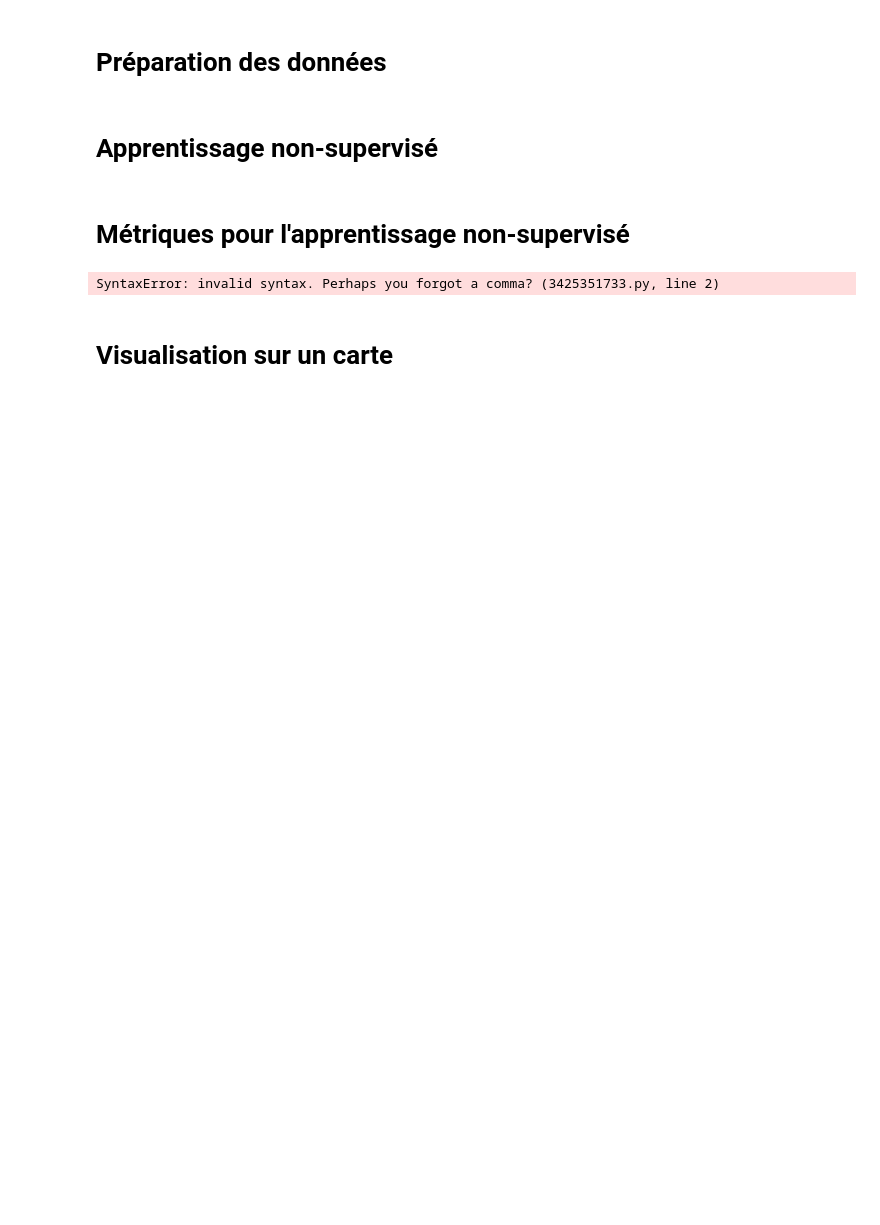
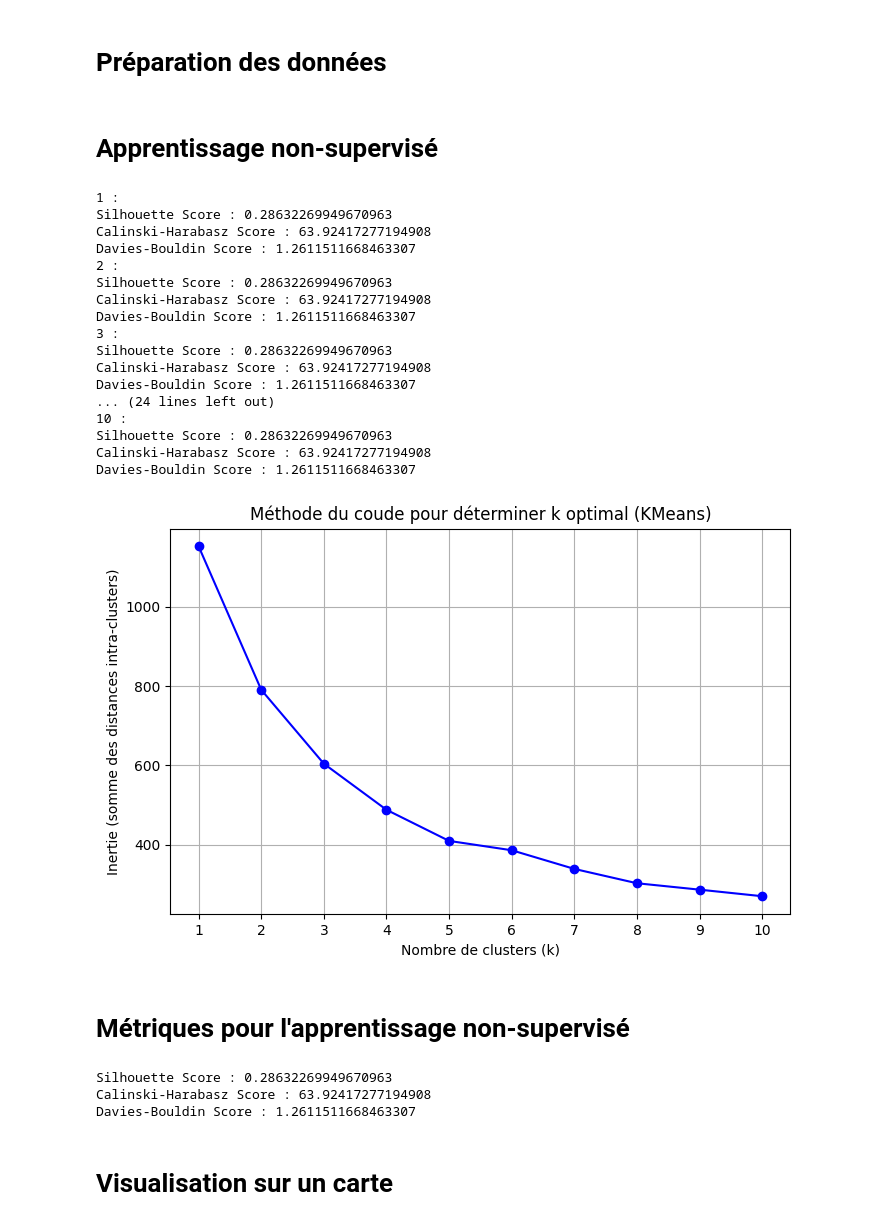
Before and after one commit to LERIOM/Projet_A3IA, a Jupyter notebook: Besoin_Client_1/visualisation.ipynb, the cells around one changed output. Drawn from its saved outputs; the diff is of its cells as text; code cells hidden in the pictures; blank space fills up the shorter version.

Commit message:
version finale visualisation

```diff
--- a/Besoin_Client_1/visualisation.ipynb
+++ b/Besoin_Client_1/visualisation.ipynb
@@ -13,28 +34,76 @@ variables_used = data_base[['sog','cog','lat','lon']]
 # %% [markdown]
 # Apprentissage non-supervisé
 # %%
-from sklearn.cluster import KMeans, DBSCAN, AgglomerativeClustering
+from sklearn.cluster import KMeans
+import matplotlib.pyplot as plt
+from sklearn.metrics import silhouette_score, calinski_harabasz_score, davies_bouldin_score
 
-# Prédiction avec KMeans :
-kmeans = KMeans(n_clusters=5, random_state=42)
-clusters_kmeans = kmeans.fit_predict(variables_used)
 
-# Prédiction avec DBSCAN :
-dbscan = DBSCAN(eps=0.5, min_samples=5)
-clusters_dbscan = dbscan.fit_predict(variables_used)
+# Apprentisage avec KMEANS
+kmeans = KMeans(n_clusters=3, random_state=42)
+traj_features['cluster_kmeans'] = kmeans.fit_predict(X_scaled)
 
-# Prédiction avec Agglomative :
-agglo = AgglomerativeClustering(n_clusters=5, linkage='ward')
-clusters_agglo = agglo.fit_predict(variables_used)
+
+# Rattacher les clusters aux trajectoires
+df_kmeans = data_base_150.merge(traj_features[['mmsi', 'cluster_kmeans']], on='mmsi')
+
+
+# Liste pour stocker les inerties
+inertias = []
+
+# Tester k de 1 à 10 (tu peux étendre à plus si besoin)
+k_range = range(1, 11)
+
+# Boucle sur les différentes valeurs de k
+for k in k_range:
+    kmeans = KMeans(n_clusters=k, random_state=42)
+    kmeans.fit(X_scaled)
+    inertias.append(kmeans.inertia_)
+    print(k, ":")
+    print("Silhouette Score :", silhouette_score(X_scaled, traj_features['cluster_kmeans']))
+    print("Calinski-Harabasz Score :", calinski_harabasz_score(X_scaled, traj_features['cluster_kmeans']))
+    print("Davies-Bouldin Score :", davies_bouldin_score(X_scaled, traj_features['cluster_kmeans']))
+
+# Affichage du graphique
+plt.figure(figsize=(8, 5))
+plt.plot(k_range, inertias, marker='o', linestyle='-', color='blue')
+plt.xlabel("Nombre de clusters (k)")
+plt.ylabel("Inertie (somme des distances intra-clusters)")
+plt.title("Méthode du coude pour déterminer k optimal (KMeans)")
+plt.grid(True)
+plt.xticks(k_range)
+plt.show()
+# %% [output]
+1 :
+Silhouette Score : 0.28632269949670963
+Calinski-Harabasz Score : 63.92417277194908
+Davies-Bouldin Score : 1.2611511668463307
+2 :
+Silhouette Score : 0.28632269949670963
+Calinski-Harabasz Score : 63.92417277194908
+Davies-Bouldin Score : 1.2611511668463307
+3 :
+Silhouette Score : 0.28632269949670963
+Calinski-Harabasz Score : 63.92417277194908
+Davies-Bouldin Score : 1.2611511668463307
+... (24 lines left out)
+10 :
+Silhouette Score : 0.28632269949670963
+Calinski-Harabasz Score : 63.92417277194908
+Davies-Bouldin Score : 1.2611511668463307
+[figure, added]
 # %% [markdown]
 # Métriques pour l'apprentissage non-supervisé
 # %%
 from sklearn.metrics import silhouette_score, calinski_harabasz_score, davies_bouldin_score
-print(silhouette_score(variables_used, clusters))
-print(calinski_harabasz_score(variables_used, clusters))
-print(davies_bouldin_score(variables_used, clusters))
+
+print("Silhouette Score :", silhouette_score(X_scaled, traj_features['cluster_kmeans']))
+print("Calinski-Harabasz Score :", calinski_harabasz_score(X_scaled, traj_features['cluster_kmeans']))
+print("Davies-Bouldin Score :", davies_bouldin_score(X_scaled, traj_features['cluster_kmeans']))
 # %% [output]
-SyntaxError: invalid syntax. Perhaps you forgot a comma? (3425351733.py, line 2)
+Silhouette Score : 0.28632269949670963
+Calinski-Harabasz Score : 63.92417277194908
+Davies-Bouldin Score : 1.2611511668463307
 # %% [markdown]
 # Visualisation sur un carte
 # %%
```
Also changed, not shown: parts of 2 cells of this notebook.
